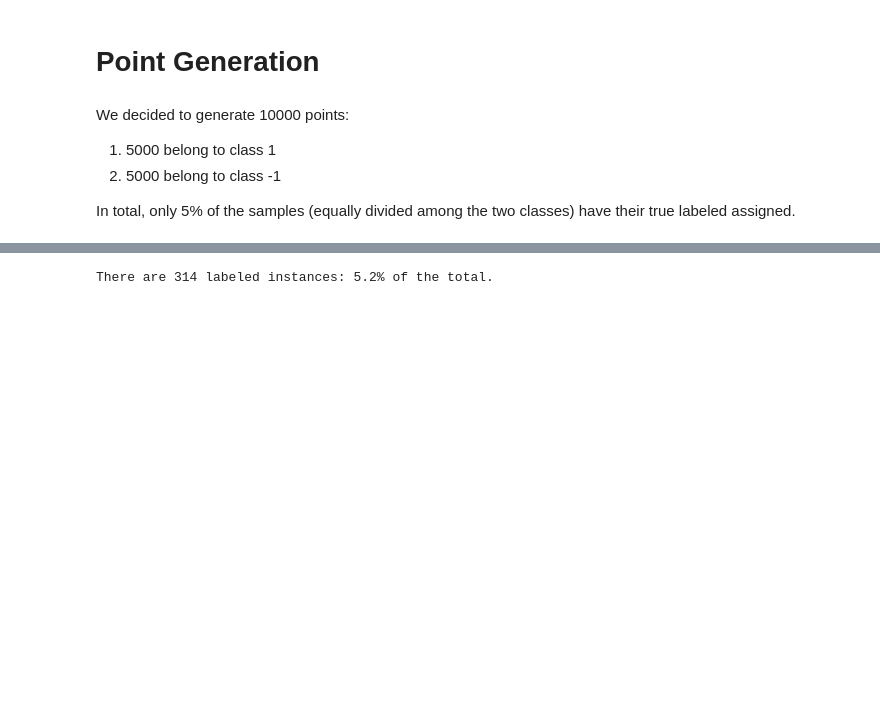
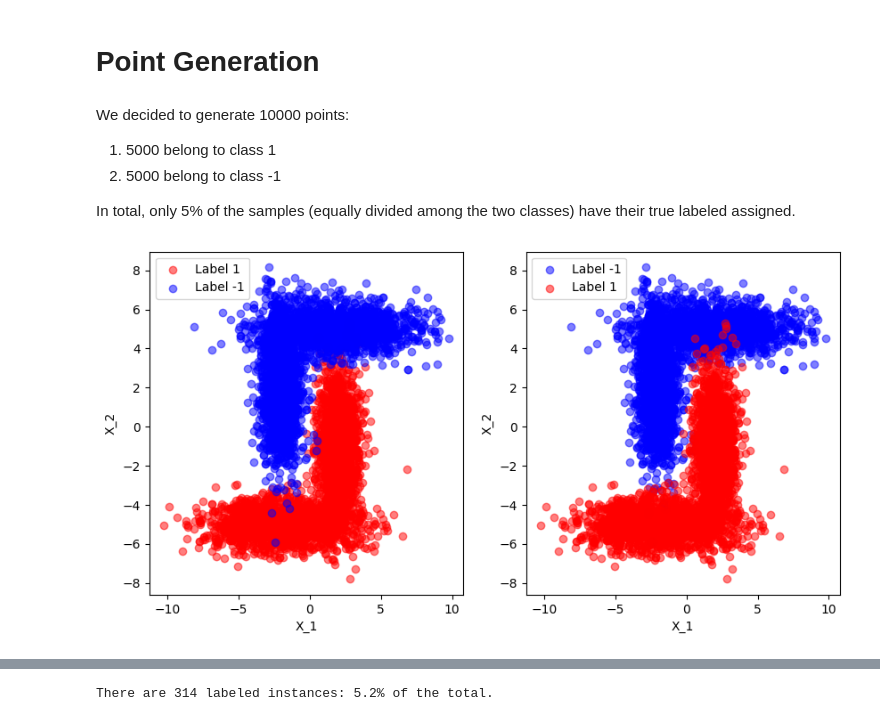
Before and after one commit to ValerioRocca/Optimization-HW1, a Jupyter notebook: Homework_OPT.ipynb, the cells around one changed output, grey strips where cells are left out. Drawn from its saved outputs; the diff is of its cells as text; code cells hidden in the pictures; blank space fills up the shorter version.

```diff
--- a/Homework_OPT.ipynb
+++ b/Homework_OPT.ipynb
@@ -88,6 +87,44 @@ labeled_samples = np.concatenate((class1_samples, class2_samples))
 # Assign random label to unlabeled units
 random_unlabeled = np.copy(unlabeled_samples)
 random_unlabeled[:, 2] = np.random.choice([-1, 1], size=(random_unlabeled.shape[0]), p=[0.5, 0.5])
+# %%
+true_samples = np.copy(all_samples)
+
+k = 0
+for i in range(len(true_samples)):
+  if true_samples[i,2] == 0:
+    true_samples[i,2] = true_unlab[k]
+    k += 1
+
+positive = true_samples[(true_samples[:, 2] == 1)]  # matrix with unlab samples having true lab 1
+negative = true_samples[(true_samples[:, 2] == -1)] # matrix with unlab samples having true lab -1
+
+fig, (ax1, ax2) = plt.subplots(1, 2, figsize=(10, 5))
+
+# Plot 1: positive and negative samples
+ax1.scatter(positive[:, 0], positive[:, 1], color='red', alpha=0.5)
+ax1.scatter(class1_samples[:, 0], class1_samples[:, 1], color='red', label='Label 1', alpha=0.5)
+ax1.scatter(class2_samples[:, 0], class2_samples[:, 1], color='blue', label='Label -1', alpha=0.5)
+ax1.scatter(negative[:, 0], negative[:, 1], color='blue', alpha=0.5)
+
+ax1.legend()
+ax1.set_xlabel('X_1')
+ax1.set_ylabel('X_2')
+
+# Plot 2: negative and positive samples
+ax2.scatter(class2_samples[:, 0], class2_samples[:, 1], color='blue', label='Label -1', alpha=0.5)
+ax2.scatter(negative[:, 0], negative[:, 1], color='blue', alpha=0.5)
+ax2.scatter(positive[:, 0], positive[:, 1], color='red', alpha=0.5)
+ax2.scatter(class1_samples[:, 0], class1_samples[:, 1], color='red', label='Label 1', alpha=0.5)
+
+ax2.legend()
+ax2.set_xlabel('X_1')
+ax2.set_ylabel('X_2')
+
+# Show the plot
+plt.show()
+# %% [output]
+[figure, added]
 # %%
 # Plot the samples of each class with a different color and marker
 plt.scatter(unlabeled_samples[:, 0], unlabeled_samples[:, 1], color='grey', label='Unlabeled', alpha=0.7)
```
Also changed, not shown: parts of 22 cells of this notebook.
